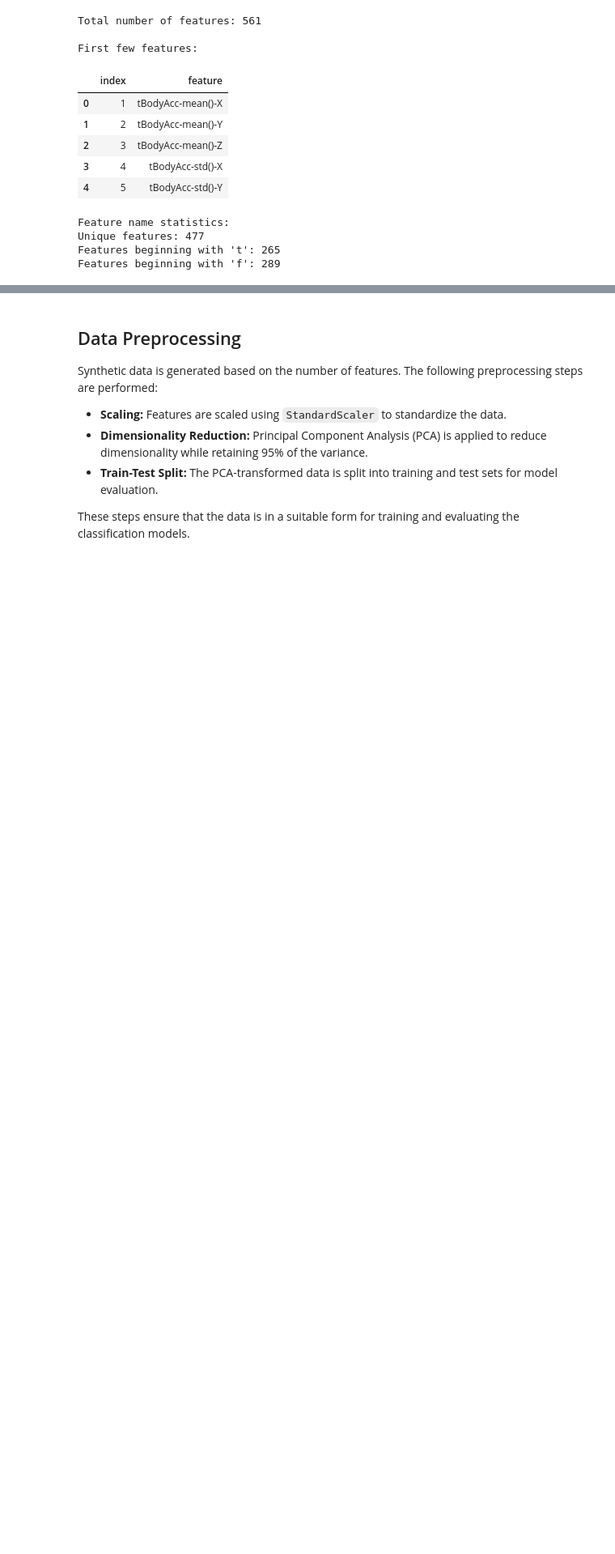
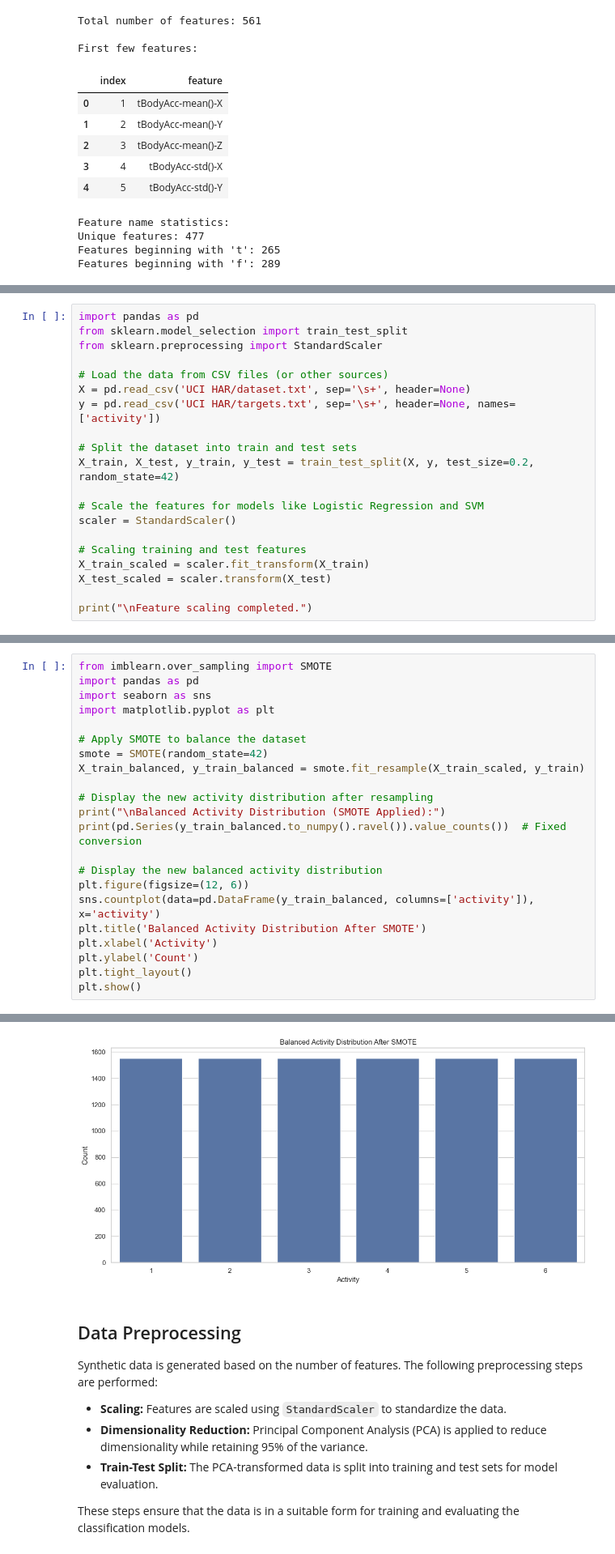
Before and after one commit to keemo01/GUI, a Jupyter notebook: notebook.ipynb, the cells around one changed output, grey strips where cells are left out. Shown: that part at 81% size. Cells and saved outputs as stored; diff of their text form; blank space fills up the shorter version.

```diff
--- a/notebook.ipynb
+++ b/notebook.ipynb
@@ -152,0 +183,20 @@ Example of features:
+# %%
+import pandas as pd
+from sklearn.model_selection import train_test_split
+from sklearn.preprocessing import StandardScaler
+
+# Load the data from CSV files (or other sources)
+X = pd.read_csv('UCI HAR/dataset.txt', sep='\s+', header=None)
+y = pd.read_csv('UCI HAR/targets.txt', sep='\s+', header=None, names=['activity'])
+
+# Split the dataset into train and test sets
+X_train, X_test, y_train, y_test = train_test_split(X, y, test_size=0.2, random_state=42)
+
+# Scale the features for models like Logistic Regression and SVM
+scaler = StandardScaler()
+
+# Scaling training and test features
+X_train_scaled = scaler.fit_transform(X_train)
+X_test_scaled = scaler.transform(X_test)
+
+print("\nFeature scaling completed.")
@@ -152,0 +205,23 @@ Example of features:
+# %%
+from imblearn.over_sampling import SMOTE
+import pandas as pd
+import seaborn as sns
+import matplotlib.pyplot as plt
+
+# Apply SMOTE to balance the dataset
+smote = SMOTE(random_state=42)
+X_train_balanced, y_train_balanced = smote.fit_resample(X_train_scaled, y_train)
+
+# Display the new activity distribution after resampling
+print("\nBalanced Activity Distribution (SMOTE Applied):")
+print(pd.Series(y_train_balanced.to_numpy().ravel()).value_counts())  # Fixed conversion
+
+# Display the new balanced activity distribution
+plt.figure(figsize=(12, 6))
+sns.countplot(data=pd.DataFrame(y_train_balanced, columns=['activity']), x='activity')
+plt.title('Balanced Activity Distribution After SMOTE')
+plt.xlabel('Activity')
+plt.ylabel('Count')
+plt.tight_layout()
+plt.show()
+# %% [output]
@@ -153,3 +236,4 @@ Example of features:
+[figure, added]
 # %% [markdown]
 ## Data Preprocessing
 
```
Also changed, not shown: parts of 13 cells of this notebook.
